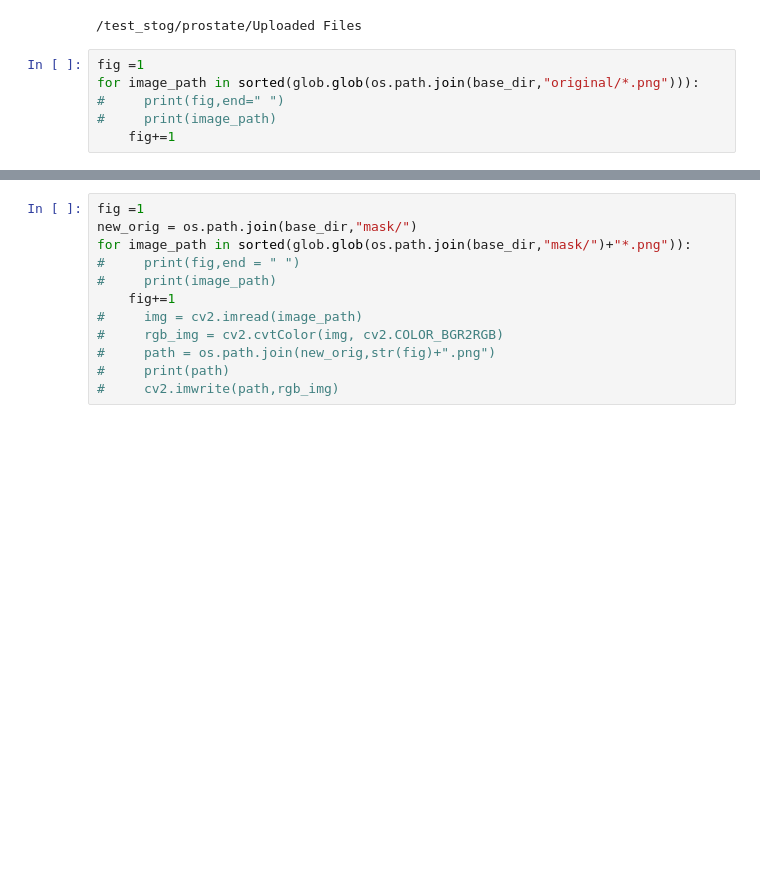
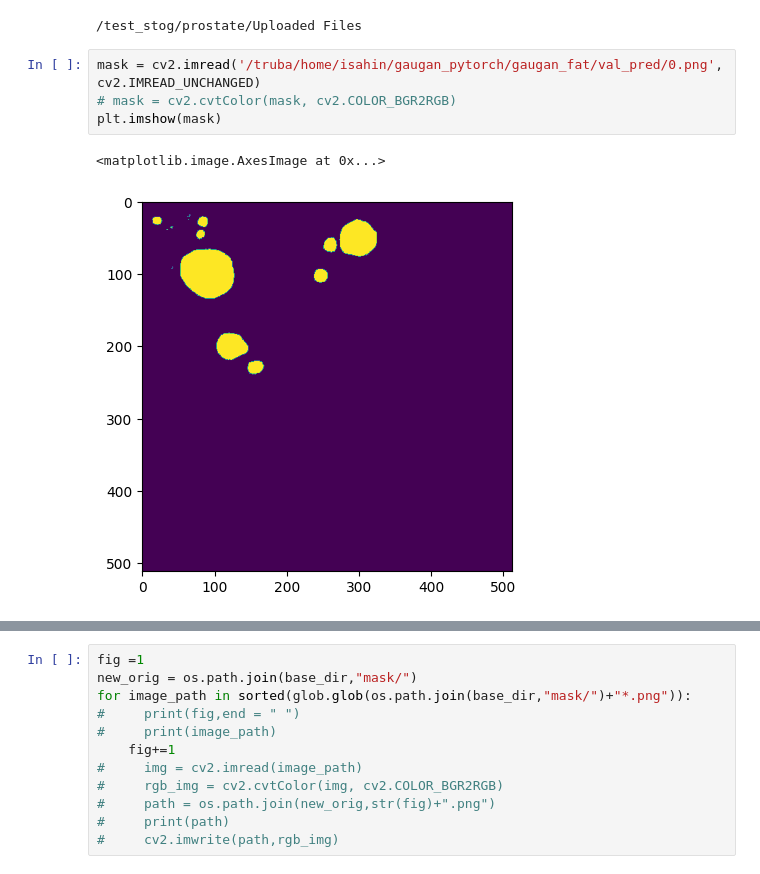
Before and after one commit to DeepMIALab/PathoSeg, a Jupyter notebook: original_relabelling.ipynb, the cells around one changed output, grey strips where cells are left out. Drawn from its saved outputs; the diff is of its cells as text; blank space fills up the shorter version.

```diff
--- a/original_relabelling.ipynb
+++ b/original_relabelling.ipynb
@@ -27,8 +117,9 @@ print(base_dir)
 # %% [output]
 /test_stog/prostate/Uploaded Files
 # %%
-fig =1
-for image_path in sorted(glob.glob(os.path.join(base_dir,"original/*.png"))):
-#     print(fig,end=" ")
-#     print(image_path)
-    fig+=1
+mask = cv2.imread('/truba/home/isahin/gaugan_pytorch/gaugan_fat/val_pred/0.png', cv2.IMREAD_UNCHANGED)
+# mask = cv2.cvtColor(mask, cv2.COLOR_BGR2RGB)
+plt.imshow(mask)
+# %% [output]
+<matplotlib.image.AxesImage at 0x...>
+[figure, added]
```
Also changed, not shown: parts of 11 cells of this notebook, 13 other files.
